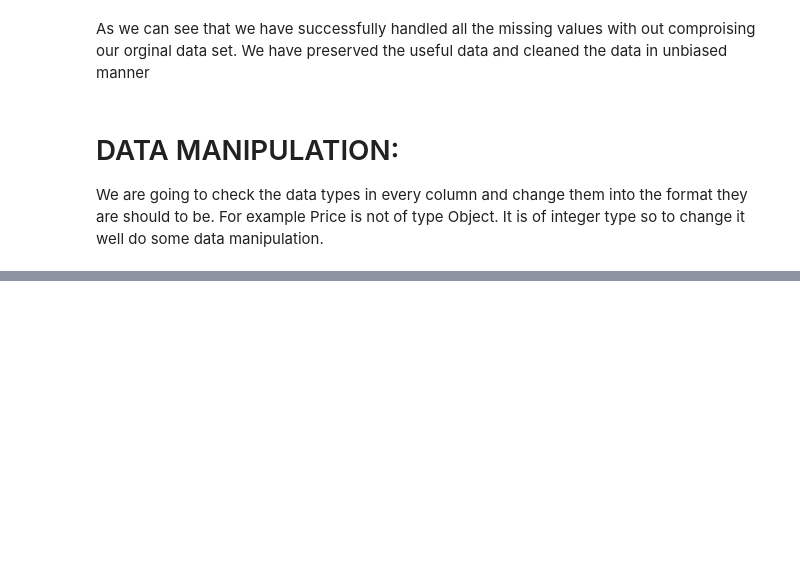
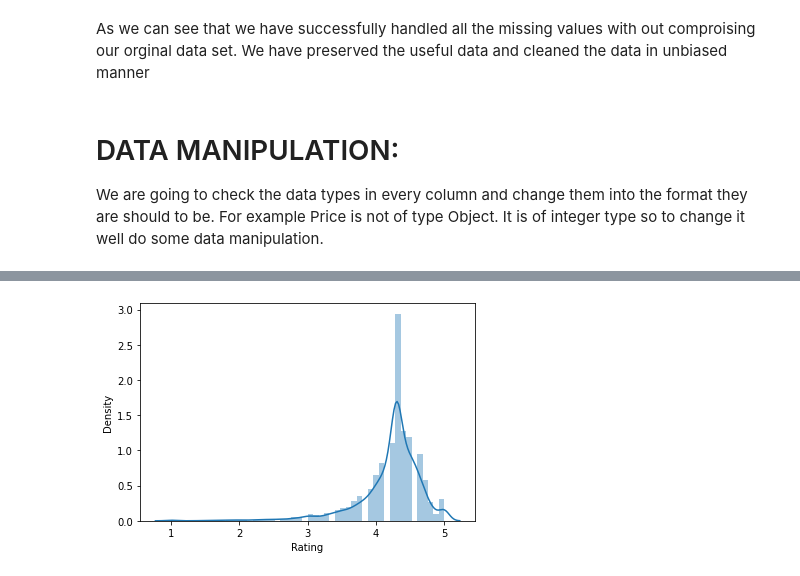
Before and after one commit to Richesh111/PlayStore, a Jupyter notebook: FinalCapstoneProject.ipynb, the cells around one changed output, grey strips where cells are left out. Saved outputs shown, nothing was run; the diff lists cells and outputs as text; code cells hidden in the pictures; blank space fills up the shorter version.

```diff
--- a/FinalCapstoneProject.ipynb
+++ b/FinalCapstoneProject.ipynb
@@ -268,0 +294,5 @@ df["Price"]=df["Price"].apply(lambda x: changing(x))
+# %%
+import seaborn as sns
+sns.distplot(df.Rating);
+# %% [output]
+[figure, added]
```
Also changed, not shown: parts of 20 cells of this notebook.
